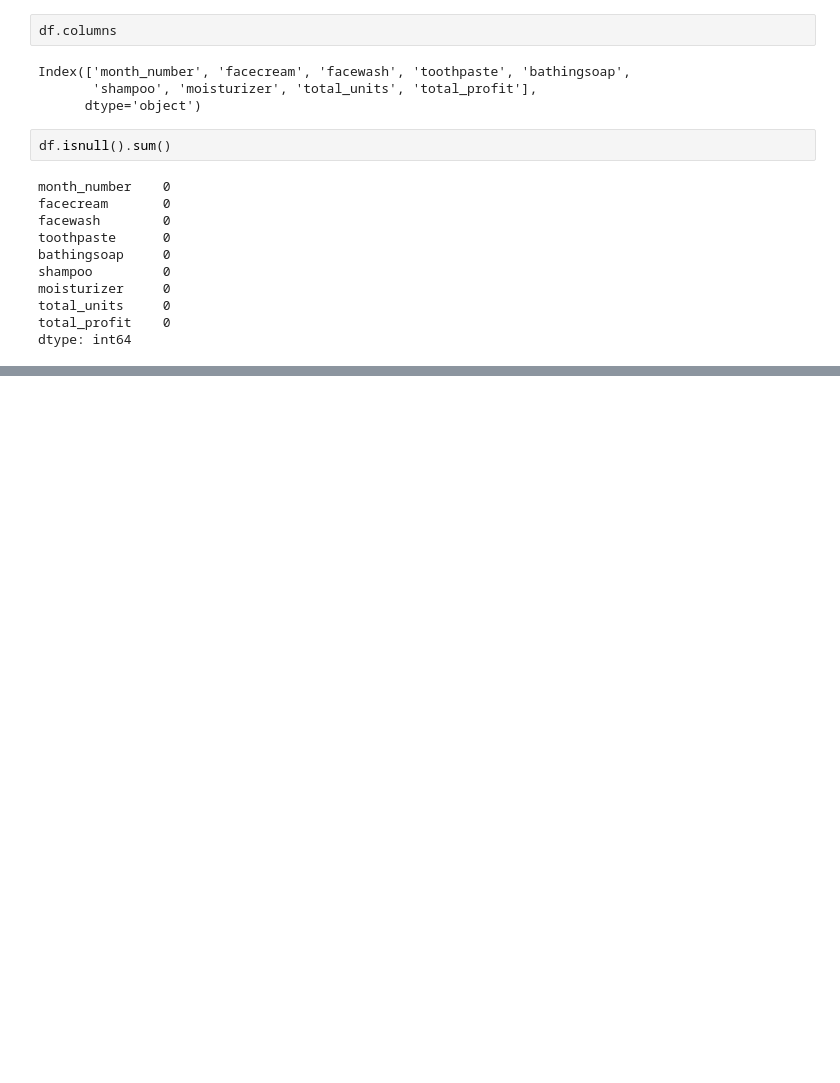
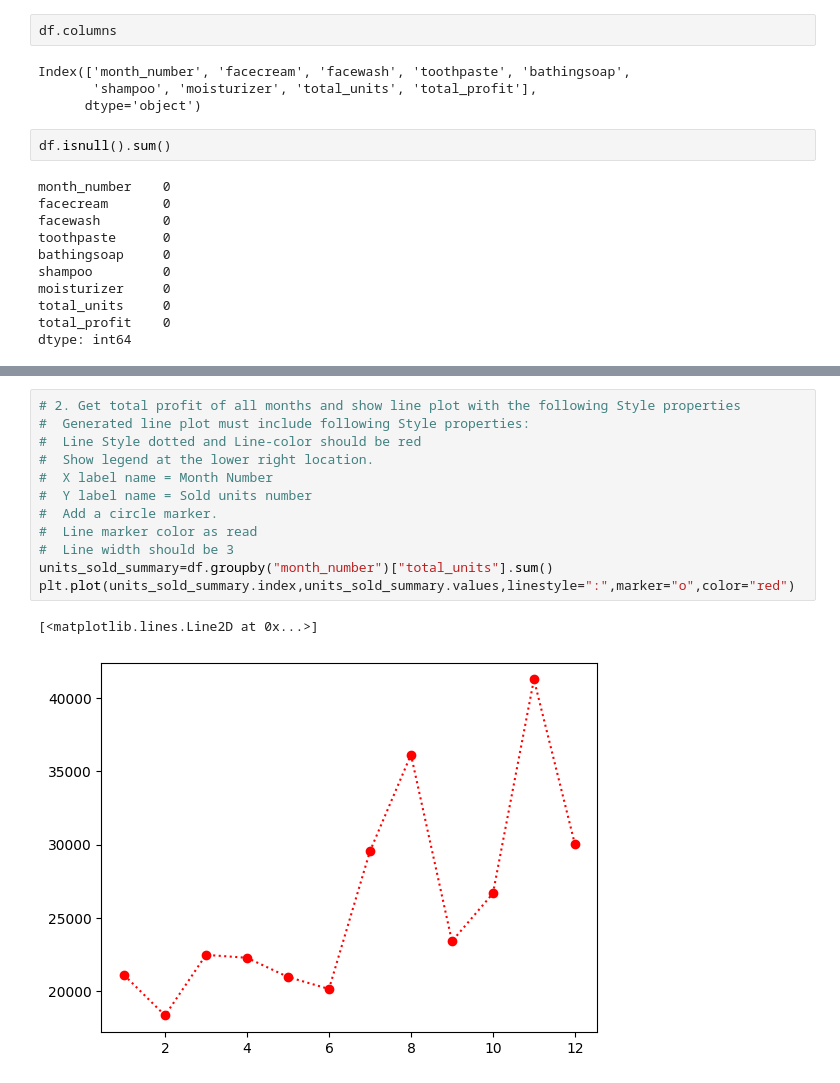
Before and after one commit to APAdhil71/pandaswork, a Jupyter notebook: company_sales/process_company.ipynb, the cells around one changed output, grey strips where cells are left out. Saved outputs shown, nothing was run; the diff lists cells and outputs as text; blank space fills up the shorter version.

```diff
--- a/company_sales/process_company.ipynb
+++ b/company_sales/process_company.ipynb
@@ -40,0 +31,15 @@ ERROR: No matching distribution found for subprocess
+# %%
+# 2. Get total profit of all months and show line plot with the following Style properties
+#  Generated line plot must include following Style properties:
+#  Line Style dotted and Line-color should be red
+#  Show legend at the lower right location.
+#  X label name = Month Number
+#  Y label name = Sold units number
+#  Add a circle marker.
+#  Line marker color as read
+#  Line width should be 3
+units_sold_summary=df.groupby("month_number")["total_units"].sum()
+plt.plot(units_sold_summary.index,units_sold_summary.values,linestyle=":",marker="o",color="red")
+# %% [output]
+[<matplotlib.lines.Line2D at 0x...>]
+[figure, added]
```
Also changed, not shown: parts of 9 cells of this notebook, 2 other files.
